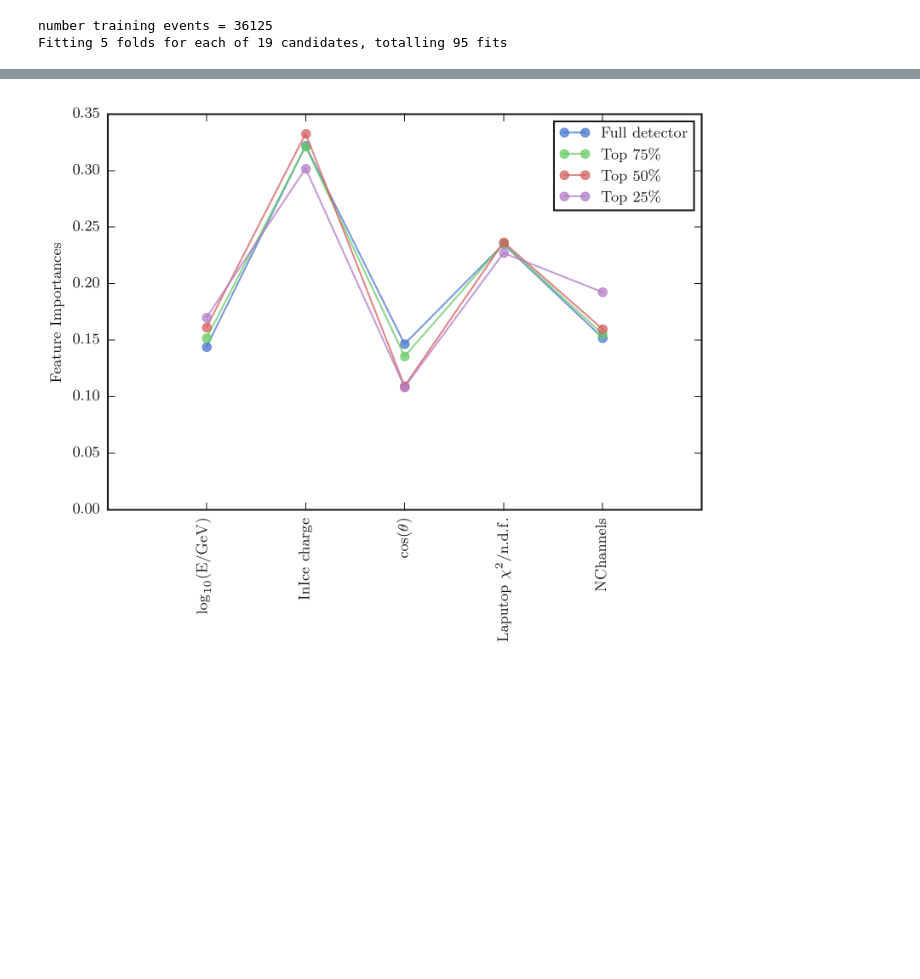
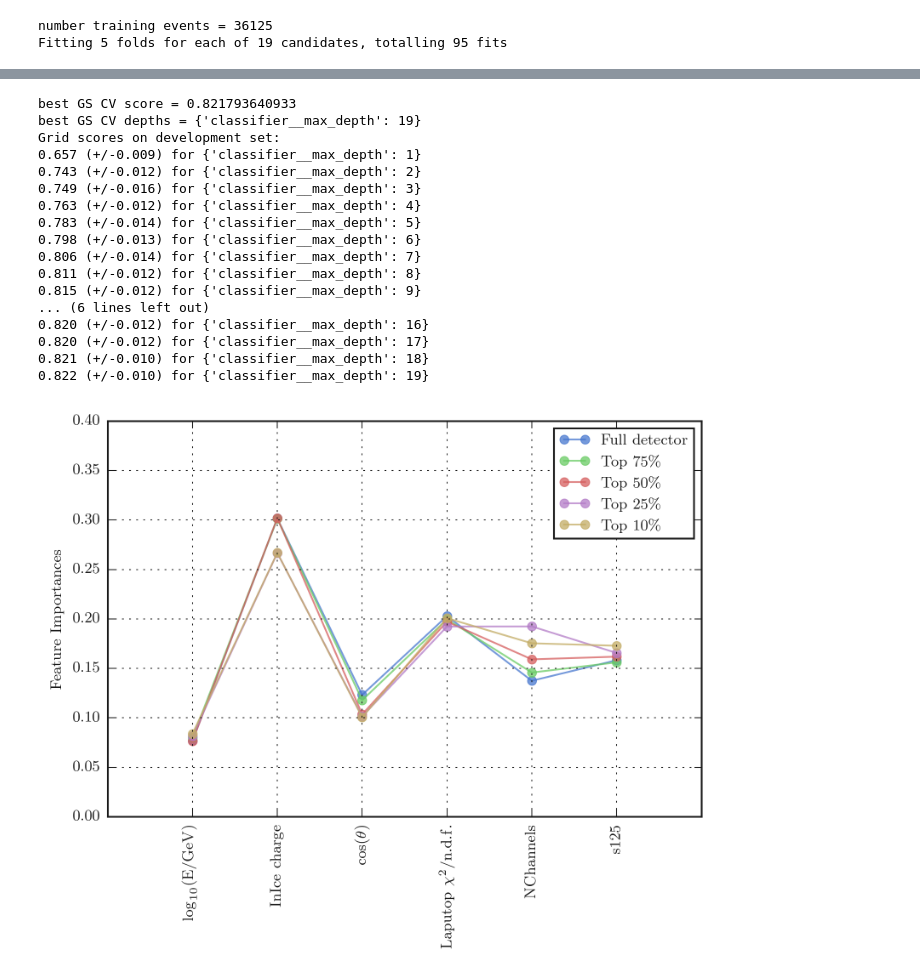
Before and after one commit to jrbourbeau/cr-composition, a Jupyter notebook: analysis/RF-feature-importance-charge-layer.ipynb, the cells around one changed output, grey strips where cells are left out. Cells and saved outputs as stored; diff of their text form; code cells hidden in the pictures; blank space fills up the shorter version.

```diff
--- a/analysis/RF-feature-importance-charge-layer.ipynb
+++ b/analysis/RF-feature-importance-charge-layer.ipynb
@@ -23,30 +38,33 @@ import data_functions as data_functions
 sns.set_palette('muted')
 sns.set_color_codes()
 # %%
-df, cut_dict = load_sim(return_cut_dict=True)
-selection_mask = np.array([True] * len(df))
-standard_cut_keys = ['reco_exists', 'reco_zenith', 'num_hits', 'IT_signal',
-                     'StationDensity', 'max_charge_frac', 'reco_containment',
-                     'energy_range']
-for key in standard_cut_keys:
-    selection_mask *= cut_dict[key]
-
-df = df[selection_mask]
-
-feature_lists = [['reco_log_energy', 'InIce_log_charge', 'reco_cos_zenith', 'lap_chi2', 'NChannels'],
-                ['reco_log_energy', 'InIce_log_charge_threequarter', 'reco_cos_zenith', 'lap_chi2', 'NChannels_threequarter'],
-                ['reco_log_energy', 'InIce_log_charge_half', 'reco_cos_zenith', 'lap_chi2', 'NChannels_half'],
-                ['reco_log_energy', 'InIce_log_charge_quarter', 'reco_cos_zenith', 'lap_chi2', 'NChannels_quarter']]
+layers = ['_1_60', '_1_45', '_1_30', '_1_15', '_1_6']
+feature_lists = [['reco_log_energy', 'InIce_log_charge_1_60', 'reco_cos_zenith', 'lap_chi2', 'NChannels_1_60', 'log_s125'],
+                ['reco_log_energy', 'InIce_log_charge_1_45', 'reco_cos_zenith', 'lap_chi2', 'NChannels_1_45', 'log_s125'],
+                ['reco_log_energy', 'InIce_log_charge_1_30', 'reco_cos_zenith', 'lap_chi2', 'NChannels_1_30', 'log_s125'],
+                ['reco_log_energy', 'InIce_log_charge_1_15', 'reco_cos_zenith', 'lap_chi2', 'NChannels_1_15', 'log_s125'],
+                ['reco_log_energy', 'InIce_log_charge_1_6', 'reco_cos_zenith', 'lap_chi2', 'NChannels_1_6', 'log_s125']]
 feature_labels = np.array(['$\\log_{10}({\mathrm{E/GeV})$', 'InIce charge', '$\cos(\\theta)$',
-              '$\mathrm{Laputop}\ \chi^2/\mathrm{n.d.f.}$','NChannels'])
-label_list = ['Full detector', 'Top 75\%', 'Top 50\%', 'Top 25\%']
+              '$\mathrm{Laputop}\ \chi^2/\mathrm{n.d.f.}$','NChannels', 's125'])
+label_list = ['Full detector', 'Top 75\%', 'Top 50\%', 'Top 25\%', 'Top 10\%']
 # %%
 fig, ax = plt.subplots()
-for feature_list, label in zip(feature_lists, label_list):
-    X_train, X_test, y_train, y_test, le = get_train_test_sets(df, feature_list)
+for feature_list, label, layer in zip(feature_lists, label_list, layers):
+    df, cut_dict = comp.load_sim(return_cut_dict=True)
+    selection_mask = np.array([True] * len(df))
+    standard_cut_keys = ['reco_exists', 'reco_zenith', 'NStations', 'IT_signal',
+                         'StationDensity', 'reco_containment',
+                         'energy_range']
+    standard_cut_keys += ['NChannels' + layer, 'max_qfrac' + layer]
+    for key in standard_cut_keys:
+        selection_mask *= cut_dict[key]
+
+    df = df[selection_mask]
+
+    X_train, X_test, y_train, y_test, le = comp.get_train_test_sets(df, feature_list)
 
     print('number training events = ' + str(y_train.shape[0]))
-    pipeline = get_pipeline('RF')
+    pipeline = comp.get_pipeline('RF')
     param_range = np.arange(1, 20)
     param_grid = {'classifier__max_depth': param_range}
     gs = GridSearchCV(estimator=pipeline,
@@ -83,8 +101,9 @@ for feature_list, label in zip(feature_lists, label_list):
     plt.xticks(range(num_features),
                feature_labels, rotation=90)
     ax.set_xlim([-1, len(feature_list)])
-    ax.set_ylim([0, .35])
+    ax.set_ylim([0, .40])
 plt.legend()
+plt.grid()
 plt.show()
 # %% [output]
 number training events = 36125
@@ -168 +189,18 @@ Grid scores on development set:
+best GS CV score = 0.821793640933
+best GS CV depths = {'classifier__max_depth': 19}
+Grid scores on development set:
+0.657 (+/-0.009) for {'classifier__max_depth': 1}
+0.743 (+/-0.012) for {'classifier__max_depth': 2}
+0.749 (+/-0.016) for {'classifier__max_depth': 3}
+0.763 (+/-0.012) for {'classifier__max_depth': 4}
+0.783 (+/-0.014) for {'classifier__max_depth': 5}
+0.798 (+/-0.013) for {'classifier__max_depth': 6}
+0.806 (+/-0.014) for {'classifier__max_depth': 7}
+0.811 (+/-0.012) for {'classifier__max_depth': 8}
+0.815 (+/-0.012) for {'classifier__max_depth': 9}
+... (6 lines left out)
+0.820 (+/-0.012) for {'classifier__max_depth': 16}
+0.820 (+/-0.012) for {'classifier__max_depth': 17}
+0.821 (+/-0.010) for {'classifier__max_depth': 18}
+0.822 (+/-0.010) for {'classifier__max_depth': 19}
-[figure, old version]
+[figure, new version]
```
Also changed, not shown: parts of 3 cells of this notebook, 15 other files.
